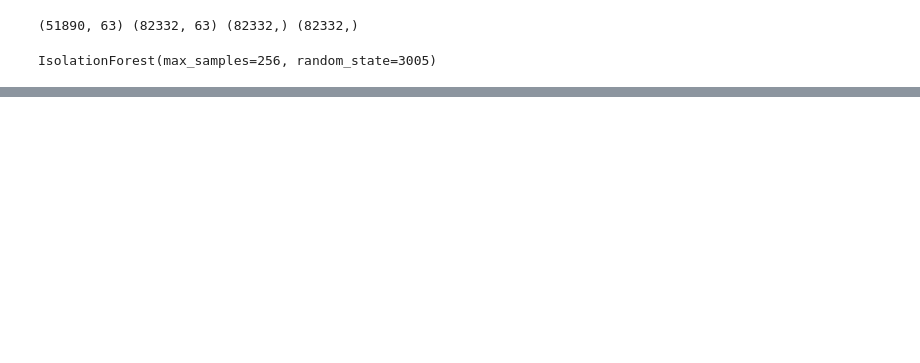
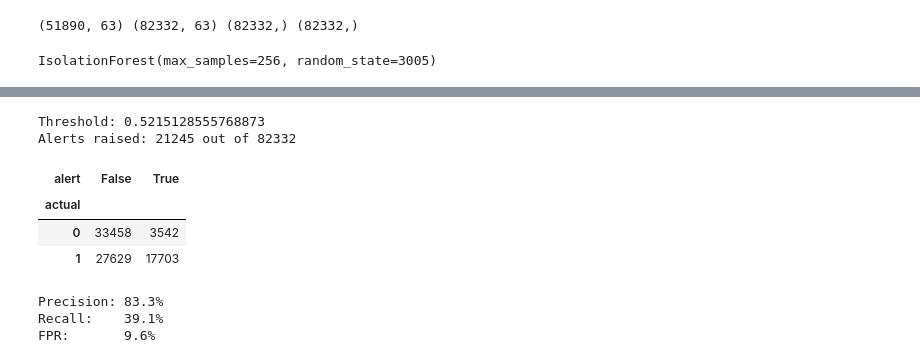
Before and after one commit to JakeWalker01/unsw-nb15-anomaly-ids, a Jupyter notebook: notebooks/03_isolation_forest.ipynb, the cells around one changed output, grey strips where cells are left out. Drawn from its saved outputs; the diff is of its cells as text; code cells hidden in the pictures; blank space fills up the shorter version.

```diff
--- a/notebooks/03_isolation_forest.ipynb
+++ b/notebooks/03_isolation_forest.ipynb
@@ -39,0 +58,37 @@ Matplotlib is building the font cache; this may take a moment.
+# %%
+train_scores = -model.score_samples(X_train)
+
+threshold = pd.Series(train_scores).quantile(0.95)
+print("Threshold:", threshold)
+
+alerts = scores > threshold
+print("Alerts raised:", alerts.sum(), "out of", len(scores))
+# %% [output]
+Threshold: 0.5215128555768873
+Alerts raised: 21245 out of 82332
+# %%
+pd.crosstab(y_test, alerts, rownames=['actual'], colnames=['alert'])
+# %% [output]
+| alert | False | True |
+| actual |  |  |
+| 0 | 33458 | 3542 |
+| 1 | 27629 | 17703 |
+# %%
+y = y_test.values
+
+caught = ((y == 1) & alerts).sum()
+missed = ((y == 1) & ~alerts).sum()
+false_alarms = ((y == 0) & alerts).sum()
+correctly_ignored = ((y == 0) & ~alerts).sum()
+
+precision = caught / (caught + false_alarms)
+recall = caught / (caught + missed)
+fpr = false_alarms / (false_alarms + correctly_ignored)
+
+print(f"Precision: {precision:.1%}")
+print(f"Recall:    {recall:.1%}")
+print(f"FPR:       {fpr:.1%}")
+# %% [output]
+Precision: 83.3%
+Recall:    39.1%
+FPR:       9.6%
```
Also changed, not shown: parts of 3 cells of this notebook.
